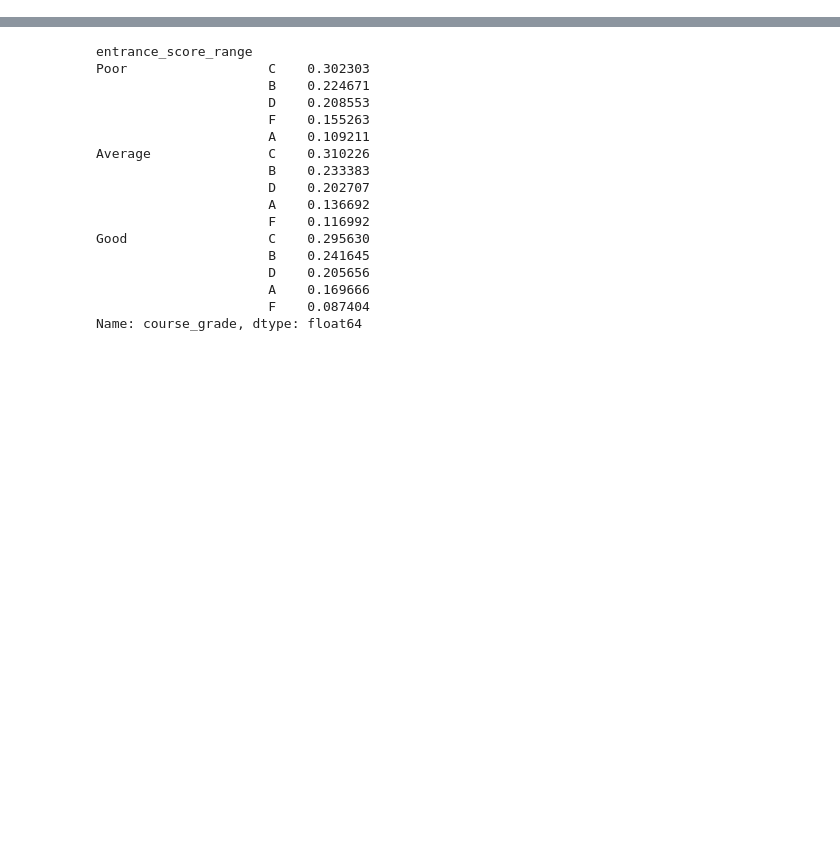
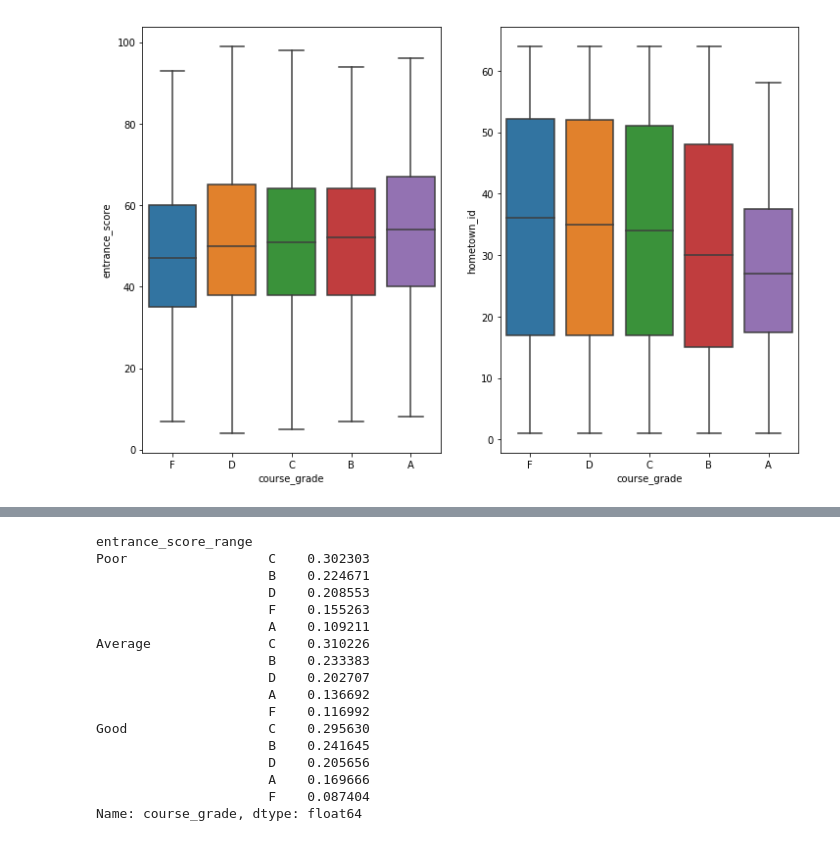
Before and after one commit to hieuchuduc/VEF_problems, a Jupyter notebook: solutions.ipynb, the cells around one changed output, grey strips where cells are left out. Cells and saved outputs as stored; diff of their text form; code cells hidden in the pictures; blank space fills up the shorter version.

```diff
--- a/solutions.ipynb
+++ b/solutions.ipynb
@@ -25,0 +59,9 @@ data
+# %%
+fig = plt.figure(figsize=[12,8])
+ax1 = fig.add_subplot(121)
+ax1 = sns.boxplot(x="course_grade", y="entrance_score", data=data)
+ax2 = fig.add_subplot(122)
+ax2 = sns.boxplot(x="course_grade", y="hometown_id", data=data)
+plt.show()
+# %% [output]
+[figure, added]
```
Also changed, not shown: parts of 13 cells of this notebook.
